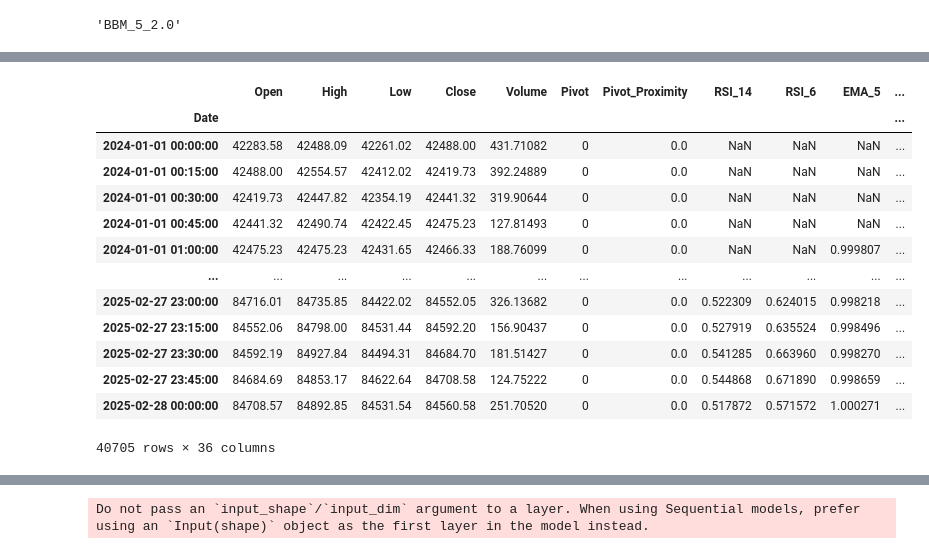
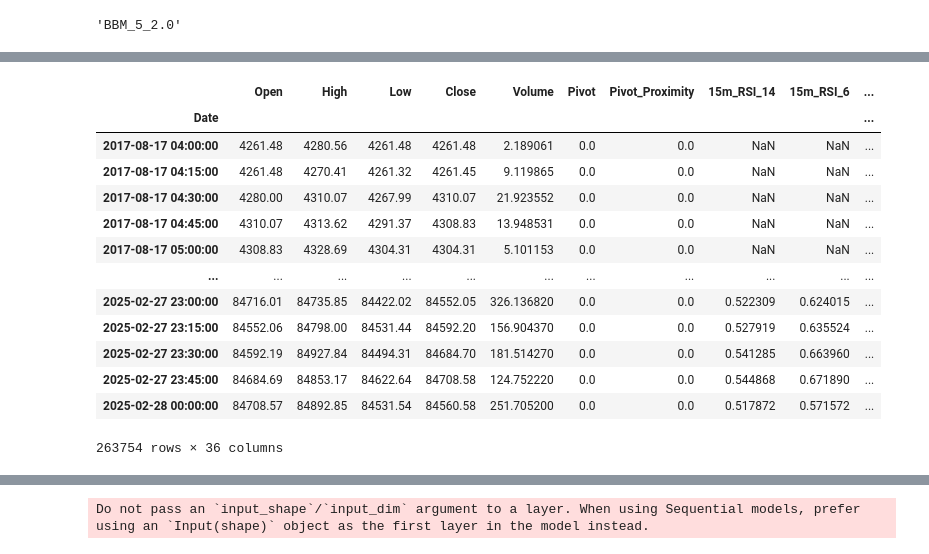
Before and after one commit to ifeLight/ml-bot, a Jupyter notebook: binance-multi-timeframe-grade.ipynb, the cells around one changed output, grey strips where cells are left out. Drawn from its saved outputs; the diff is of its cells as text; code cells hidden in the pictures.

```diff
--- a/binance-multi-timeframe-grade.ipynb
+++ b/binance-multi-timeframe-grade.ipynb
@@ -153,0 +136,8 @@ Operation completed over 1 objects/2.5 MiB.
+# %%
+timeframe = '15m'
+symbol = 'BTCUSDT'
+exchange = 'binance'
+start_date = '01-01-2015'
+end_date = '28-02-2025'
+raw_data = get_all_binance_candles(symbol, timeframe, start_date, end_date)
+raw_data
@@ -671,14 +609,16 @@ features_columns
 def resample_candles(df, interval='1h'):
     return df.resample(interval).agg({'Open': 'first', 'High': 'max', 'Low': 'min', 'Close': 'last', 'Volume': 'sum'}).ffill()
 # %%
-data_1h = resample_candles(data, '1h')
-add_scaled_rsi(data_1h, 14, prefix='1h_')
-add_scaled_rsi(data_1h, 6, prefix='1h_')
-add_scaled_ema(data_1h, 5, prefix='1h_')
-add_scaled_ema(data_1h, 21, prefix='1h_')
-add_scaled_macd(data_1h, prefix='1h_')
-add_scaled_bbands(data_1h, prefix='1h_')
-data_1h
+middle_timeframe = '1h'
+middle_timeframe_prefix = f"{middle_timeframe}_"
+middle_data = resample_candles(data, middle_timeframe)
+add_scaled_rsi(middle_data, 14, prefix=middle_timeframe_prefix)
+add_scaled_rsi(middle_data, 6, prefix=middle_timeframe_prefix)
+add_scaled_ema(middle_data, 5, prefix=middle_timeframe_prefix)
+add_scaled_ema(middle_data, 21, prefix=middle_timeframe_prefix)
+add_scaled_macd(middle_data, prefix=middle_timeframe_prefix)
+add_scaled_bbands(middle_data, prefix=middle_timeframe_prefix)
+middle_data
 # %% [output]
 |  | Open | High | Low | Close | Volume | 1h_RSI_14 | 1h_RSI_6 | 1h_EMA_5 | 1h_EMA_21 | ... |
 | Date |  |  |  |  |  |  |  |  |  | ... |
@@ -697,11 +637,13 @@ data_1h
 # %%
 # add 4h data
-data_4h = resample_candles(data, '4h')
-add_scaled_rsi(data_4h, 14, prefix='4h_')
-add_scaled_rsi(data_4h, 6, prefix='4h_')
-add_scaled_ema(data_4h, 5, prefix='4h_')
-add_scaled_ema(data_4h, 21, prefix='4h_')
-data_4h
+higher_timeframe = '4h'
+higher_timeframe_prefix = f"{higher_timeframe}_"
+higher_data = resample_candles(data, higher_timeframe)
+add_scaled_rsi(higher_data, 14, prefix=higher_timeframe_prefix)
+add_scaled_rsi(higher_data, 6, prefix=higher_timeframe_prefix)
+add_scaled_ema(higher_data, 5, prefix=higher_timeframe_prefix)
+add_scaled_ema(higher_data, 21, prefix=higher_timeframe_prefix)
+higher_data
 # %% [output]
 |  | Open | High | Low | Close | Volume | 4h_RSI_14 | 4h_RSI_6 | 4h_EMA_5 | 4h_EMA_21 |
 | Date |  |  |  |  |  |  |  |  |  |
@@ -772,24 +714,24 @@ def merge_candlesticks_data(df1, df2):
 
   return merged_df
 # %%
-data = merge_candlesticks_data(data, data_1h)
-data = merge_candlesticks_data(data, data_4h)
+data = merge_candlesticks_data(data, middle_data)
+data = merge_candlesticks_data(data, higher_data)
 data
 # %% [output]
-|  | Open | High | Low | Close | Volume | Pivot | Pivot_Proximity | RSI_14 | RSI_6 | EMA_5 | ... |
-| Date |  |  |  |  |  |  |  |  |  |  | ... |
-| 2024-01-01 00:00:00 | 42283.58 | 42488.09 | 42261.02 | 42488.00 | 431.71082 | 0 | 0.0 | NaN | NaN | NaN | ... |
-| 2024-01-01 00:15:00 | 42488.00 | 42554.57 | 42412.02 | 42419.73 | 392.24889 | 0 | 0.0 | NaN | NaN | NaN | ... |
-| 2024-01-01 00:30:00 | 42419.73 | 42447.82 | 42354.19 | 42441.32 | 319.90644 | 0 | 0.0 | NaN | NaN | NaN | ... |
-| 2024-01-01 00:45:00 | 42441.32 | 42490.74 | 42422.45 | 42475.23 | 127.81493 | 0 | 0.0 | NaN | NaN | NaN | ... |
-| 2024-01-01 01:00:00 | 42475.23 | 42475.23 | 42431.65 | 42466.33 | 188.76099 | 0 | 0.0 | NaN | NaN | 0.999807 | ... |
-| ... | ... | ... | ... | ... | ... | ... | ... | ... | ... | ... | ... |
-| 2025-02-27 23:00:00 | 84716.01 | 84735.85 | 84422.02 | 84552.05 | 326.13682 | 0 | 0.0 | 0.522309 | 0.624015 | 0.998218 | ... |
-| 2025-02-27 23:15:00 | 84552.06 | 84798.00 | 84531.44 | 84592.20 | 156.90437 | 0 | 0.0 | 0.527919 | 0.635524 | 0.998496 | ... |
-| 2025-02-27 23:30:00 | 84592.19 | 84927.84 | 84494.31 | 84684.70 | 181.51427 | 0 | 0.0 | 0.541285 | 0.663960 | 0.998270 | ... |
-| 2025-02-27 23:45:00 | 84684.69 | 84853.17 | 84622.64 | 84708.58 | 124.75222 | 0 | 0.0 | 0.544868 | 0.671890 | 0.998659 | ... |
-| 2025-02-28 00:00:00 | 84708.57 | 84892.85 | 84531.54 | 84560.58 | 251.70520 | 0 | 0.0 | 0.517872 | 0.571572 | 1.000271 | ... |
+|  | Open | High | Low | Close | Volume | Pivot | Pivot_Proximity | 15m_RSI_14 | 15m_RSI_6 | ... |
+| Date |  |  |  |  |  |  |  |  |  | ... |
+| 2017-08-17 04:00:00 | 4261.48 | 4280.56 | 4261.48 | 4261.48 | 2.189061 | 0.0 | 0.0 | NaN | NaN | ... |
+| 2017-08-17 04:15:00 | 4261.48 | 4270.41 | 4261.32 | 4261.45 | 9.119865 | 0.0 | 0.0 | NaN | NaN | ... |
+| 2017-08-17 04:30:00 | 4280.00 | 4310.07 | 4267.99 | 4310.07 | 21.923552 | 0.0 | 0.0 | NaN | NaN | ... |
+| 2017-08-17 04:45:00 | 4310.07 | 4313.62 | 4291.37 | 4308.83 | 13.948531 | 0.0 | 0.0 | NaN | NaN | ... |
+| 2017-08-17 05:00:00 | 4308.83 | 4328.69 | 4304.31 | 4304.31 | 5.101153 | 0.0 | 0.0 | NaN | NaN | ... |
+| ... | ... | ... | ... | ... | ... | ... | ... | ... | ... | ... |
+| 2025-02-27 23:00:00 | 84716.01 | 84735.85 | 84422.02 | 84552.05 | 326.136820 | 0.0 | 0.0 | 0.522309 | 0.624015 | ... |
+| 2025-02-27 23:15:00 | 84552.06 | 84798.00 | 84531.44 | 84592.20 | 156.904370 | 0.0 | 0.0 | 0.527919 | 0.635524 | ... |
+| 2025-02-27 23:30:00 | 84592.19 | 84927.84 | 84494.31 | 84684.70 | 181.514270 | 0.0 | 0.0 | 0.541285 | 0.663960 | ... |
+| 2025-02-27 23:45:00 | 84684.69 | 84853.17 | 84622.64 | 84708.58 | 124.752220 | 0.0 | 0.0 | 0.544868 | 0.671890 | ... |
+| 2025-02-28 00:00:00 | 84708.57 | 84892.85 | 84531.54 | 84560.58 | 251.705200 | 0.0 | 0.0 | 0.517872 | 0.571572 | ... |
-40705 rows × 36 columns
+263754 rows × 36 columns
 # %%
 # Drop rows with NaN values (due to rolling calculations)
 data.dropna(inplace=True)
```
Also changed, not shown: parts of 43 cells of this notebook.
